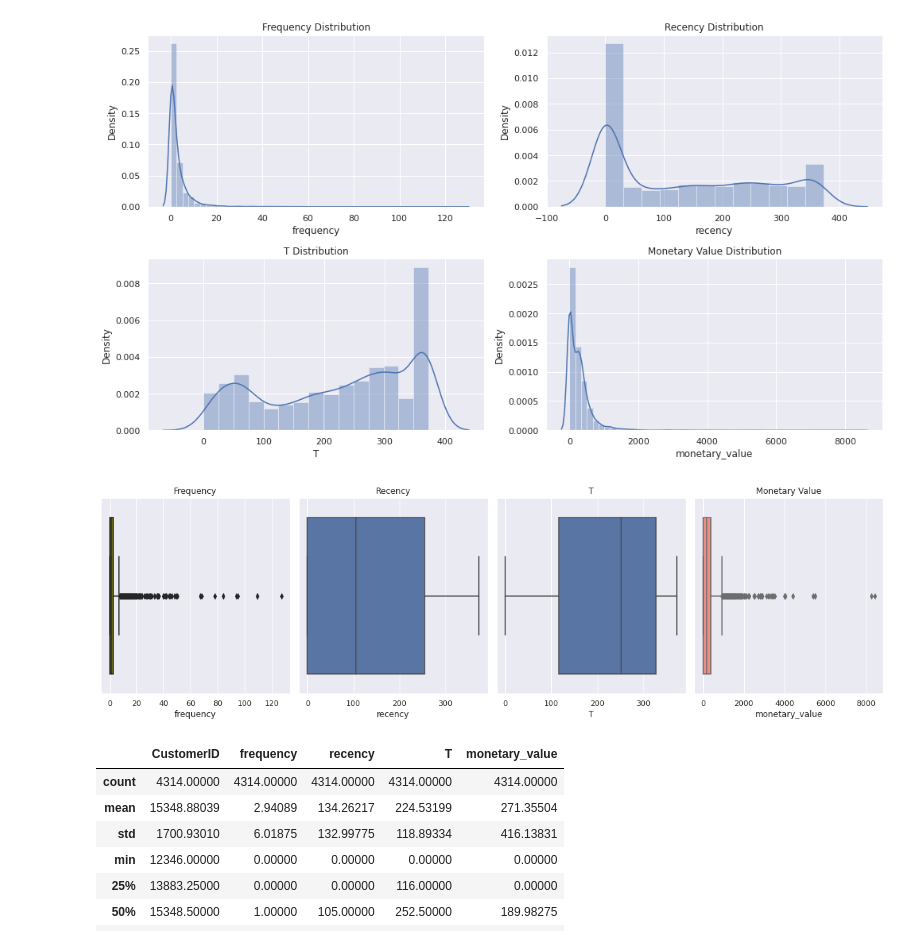
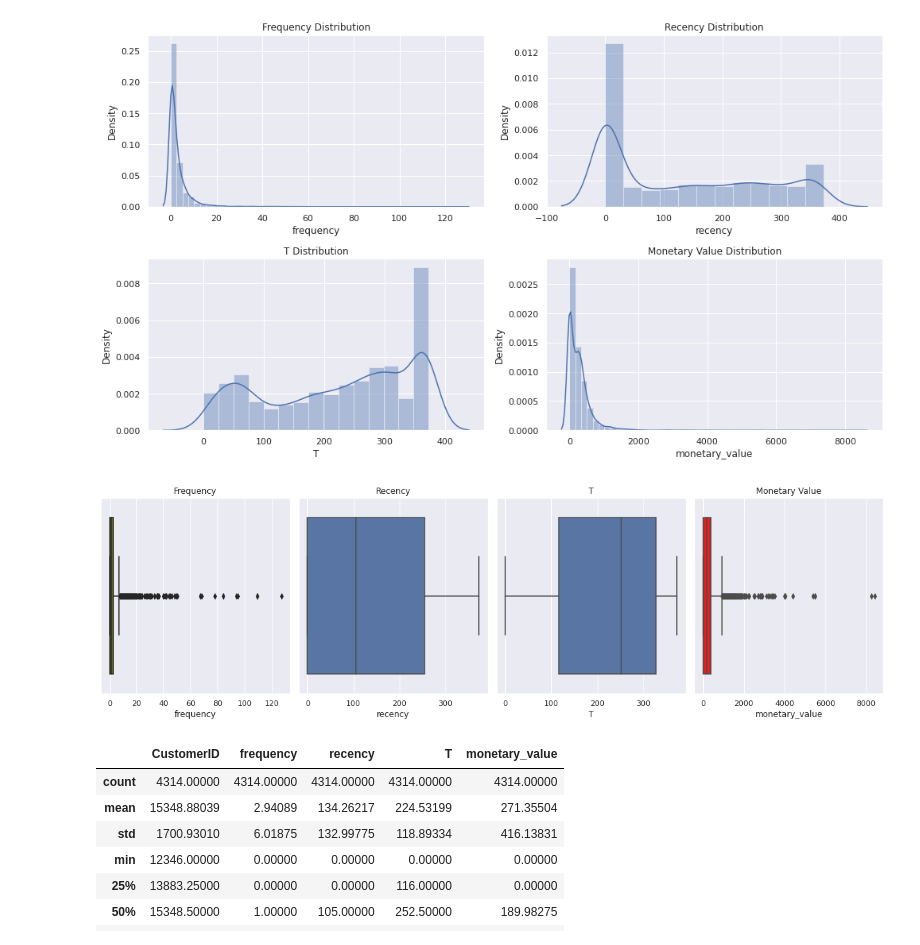
Before and after one commit to mahapara2411/Sentiment-Analysis, a Jupyter notebook: CLTV_Modified.ipynb, the cells around one changed output. Cells and saved outputs as stored; diff of their text form; code cells hidden in the pictures.

```diff
--- a/CLTV_Modified.ipynb
+++ b/CLTV_Modified.ipynb
@@ -655 +655,4 @@ summary = summary.reset_index() #resetting the index
+# %%
+rfm_summary  = lifetimes.utils.summary_data_from_transaction_data(data, "CustomerID", "InvoiceDate", "Sales")
+rfm_summary = rfm_summary.reset_index() #resetting the index
 # %%
@@ -686,18 +689,18 @@ plt.tight_layout()
 # %%
 plt.figure(figsize=(16,5))
 plt.subplot(141)
-sns.boxplot(summary["frequency"], color = "olive")
+sns.boxplot(rfm_summary["frequency"], color = "olive")
 plt.title("Frequency")
 plt.subplot(142)
-sns.boxplot(summary["recency"])
+sns.boxplot(rfm_summary["recency"])
 plt.title("Recency")
 plt.subplot(143)
-sns.boxplot(summary["T"])
+sns.boxplot(rfm_summary["T"])
 plt.title("T")
 plt.subplot(144)
-sns.boxplot(summary["monetary_value"], color = "salmon")
+sns.boxplot(rfm_summary["monetary_value"], color = "red")
 plt.title("Monetary Value")
 plt.tight_layout()
 # %% [output]
-[figure, old version]
+[figure, new version]
 # %%
```
Also changed, not shown: parts of 90 cells of this notebook.
